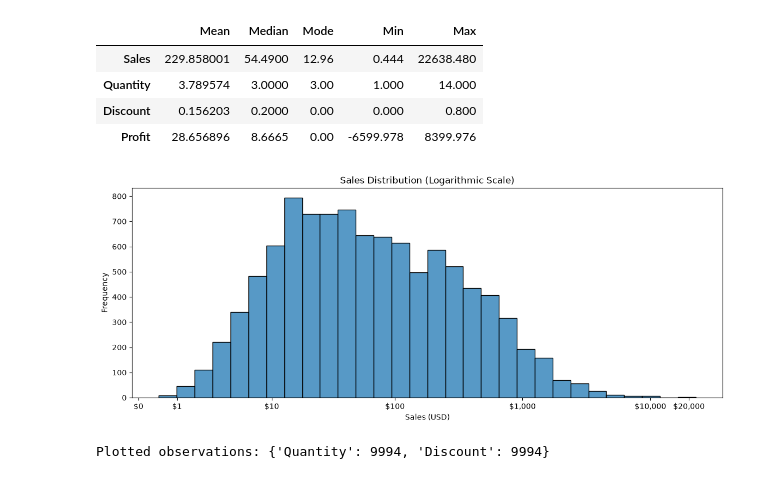
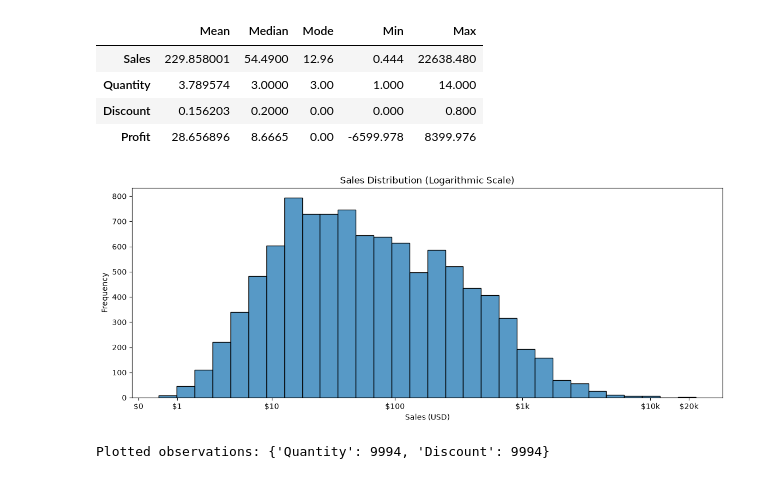
Before and after one commit to nhasbun/lse_fiuba_analisis_datos_ti2, a Jupyter notebook: app.ipynb, the cells around one changed output. Saved outputs shown, nothing was run; the diff lists cells and outputs as text; code cells hidden in the pictures.

```diff
--- a/app.ipynb
+++ b/app.ipynb
@@ -196,15 +196,19 @@ summary_table
 # %%
 fig, ax = plt.subplots(figsize=(14, 5))  # width, height in inches
 
 sns.histplot(np.log1p(df["Sales"]), bins=30, ax=ax)
 
 sales_ticks = np.array([0, 1, 10, 100, 1_000, 10_000, 20_000])
-ax.set_xticks(np.log1p(sales_ticks), [f"${tick:,.0f}" for tick in sales_ticks])
+sales_tick_labels = [
+    f"${tick / 1_000:g}k" if tick >= 1_000 else f"${tick:,.0f}"
+    for tick in sales_ticks
+]
+ax.set_xticks(np.log1p(sales_ticks), sales_tick_labels)
 ax.set_title("Sales Distribution (Logarithmic Scale)")
 ax.set_xlabel("Sales (USD)")
 ax.set_ylabel("Frequency");
 # %% [output]
-[figure, old version]
+[figure, new version]
 # %%
 histogram_columns = ["Quantity", "Discount"]
 histogram_options = {
```
Also changed, not shown: parts of 1 cell of this notebook.
